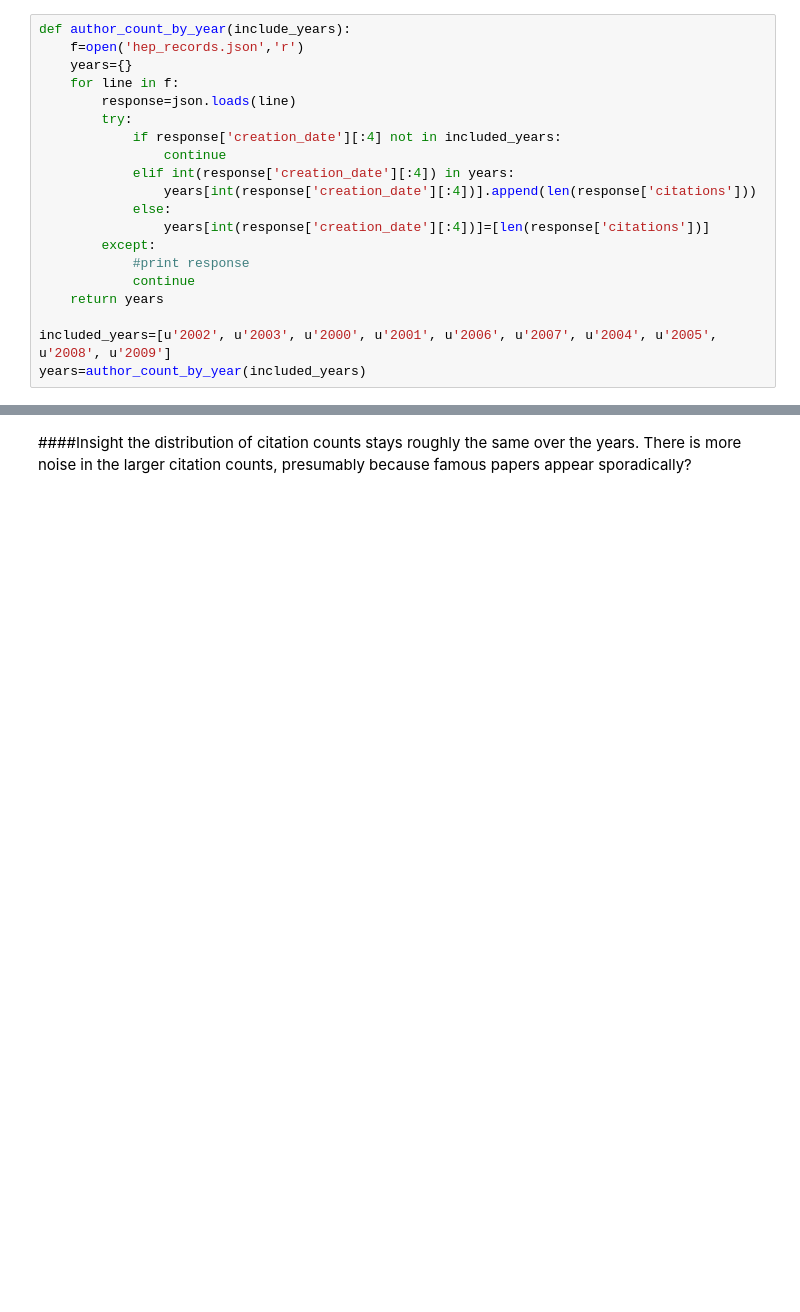
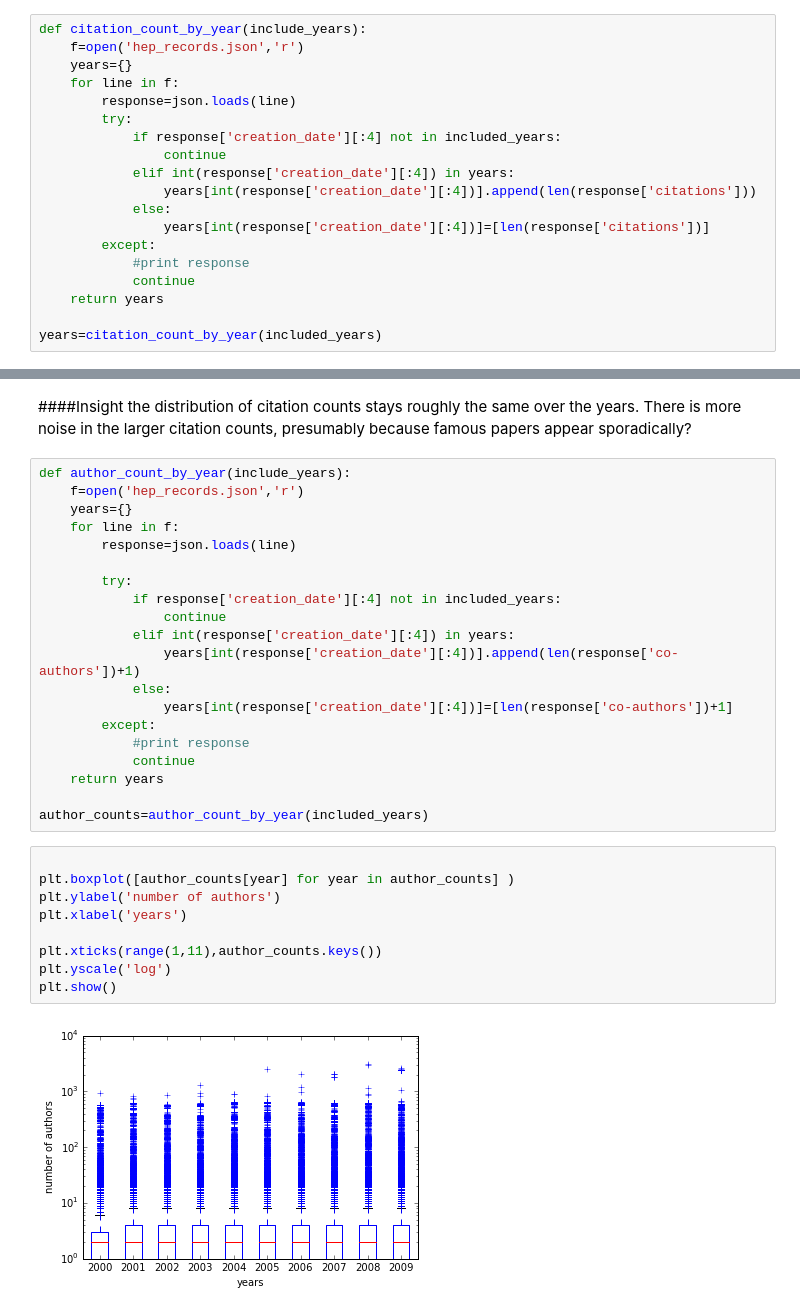
Before and after one commit to ahuja0007/team_citation, a Jupyter notebook: Exploratory2_sam.ipynb, the cells around one changed output, grey strips where cells are left out. Drawn from its saved outputs; the diff is of its cells as text; blank space fills up the shorter version.

```diff
--- a/Exploratory2_sam.ipynb
+++ b/Exploratory2_sam.ipynb
@@ -16,5 +25,5 @@ def read_line_by_line(f):
 # %%
-def author_count_by_year(include_years):
+def citation_count_by_year(include_years):
     f=open('hep_records.json','r')
     years={}
     for line in f:
@@ -31,8 +40,7 @@ def author_count_by_year(include_years):
             continue
     return years
 
-included_years=[u'2002', u'2003', u'2000', u'2001', u'2006', u'2007', u'2004', u'2005', u'2008', u'2009']
-years=author_count_by_year(included_years)
+years=citation_count_by_year(included_years)
 # %%
 number_per_year=[len(years[a]) for a in years]
 
@@ -58,3 +66,34 @@ plt.show()
 # %% [markdown]
 ####Insight
 the distribution of citation counts stays roughly the same over the years. There is more noise in the larger citation counts, presumably because famous papers appear sporadically?
+# %%
+def author_count_by_year(include_years):
+    f=open('hep_records.json','r')
+    years={}
+    for line in f:
+        response=json.loads(line)
+
+        try:
+            if response['creation_date'][:4] not in included_years:
+                continue
+            elif int(response['creation_date'][:4]) in years:
+                years[int(response['creation_date'][:4])].append(len(response['co-authors'])+1)
+            else:
+                years[int(response['creation_date'][:4])]=[len(response['co-authors'])+1]
+        except:
+            #print response
+            continue
+    return years
+
+author_counts=author_count_by_year(included_years)
+# %%
+
+plt.boxplot([author_counts[year] for year in author_counts] )
+plt.ylabel('number of authors')
+plt.xlabel('years')
+
+plt.xticks(range(1,11),author_counts.keys())
+plt.yscale('log')
+plt.show()
+# %% [output]
+[figure, added]
```
Also changed, not shown: parts of 6 cells of this notebook.
